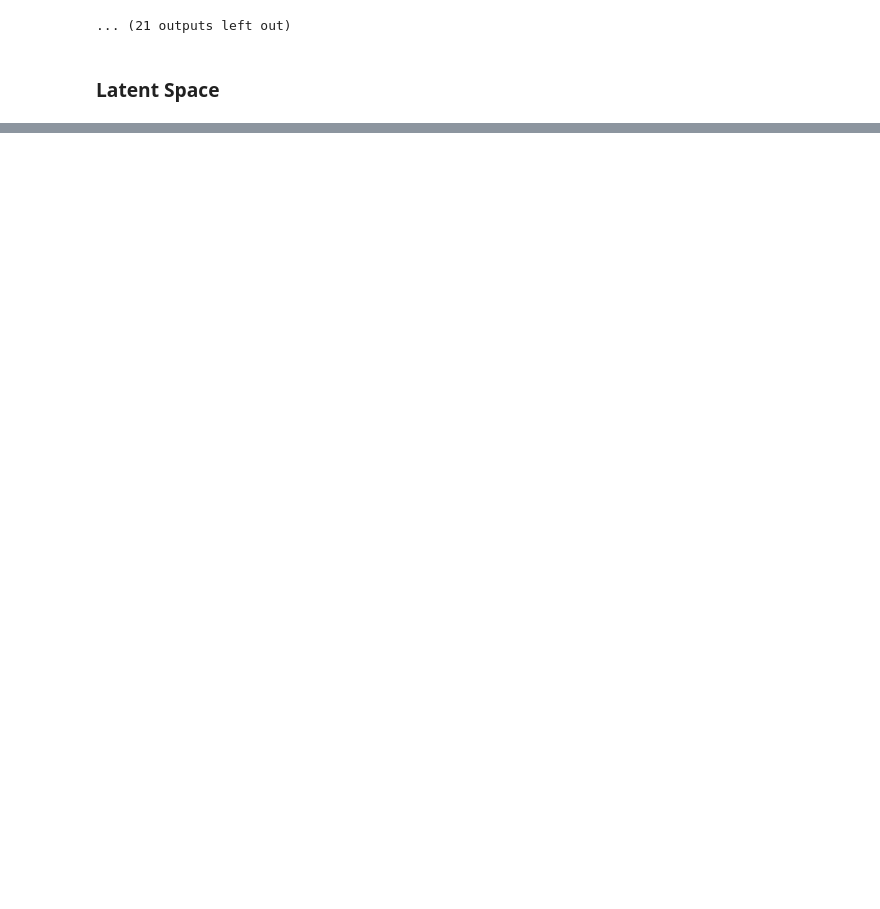
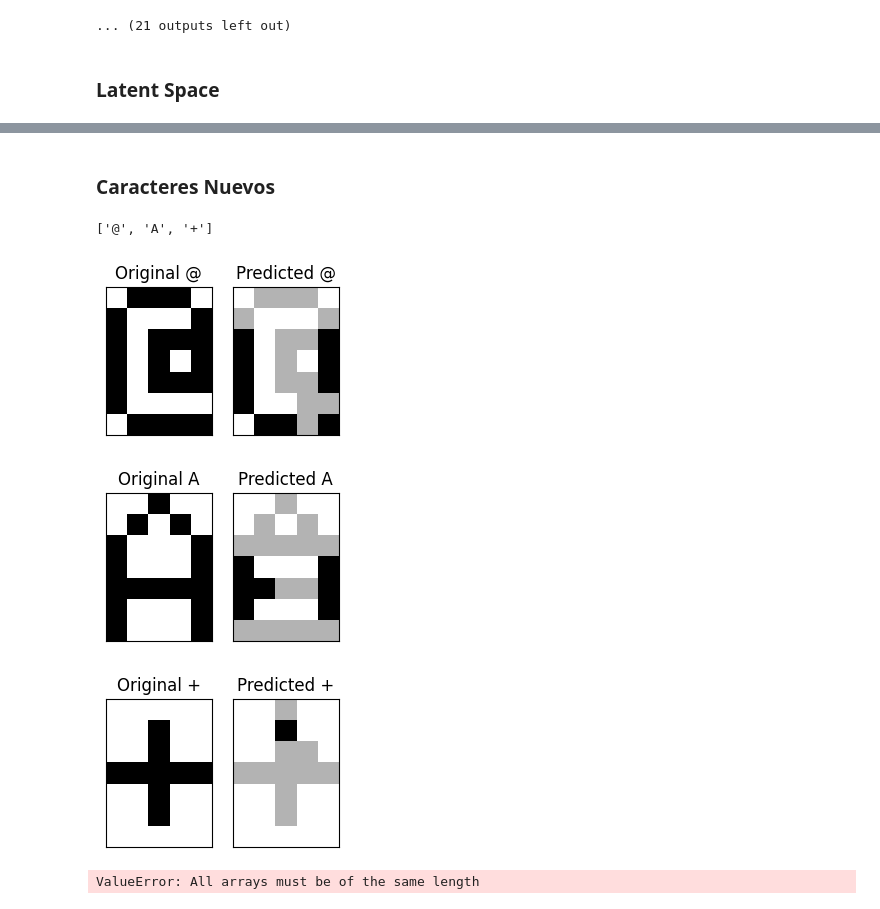
Before and after one commit to Ian-Arnott/TPs-SIA, a Jupyter notebook: Tp5/ej1_a.ipynb, the cells around one changed output, grey strips where cells are left out. Drawn from its saved outputs; the diff is of its cells as text; code cells hidden in the pictures; blank space fills up the shorter version.

Commit message:
Try prediction with new characters

```diff
--- a/Tp5/ej1_a.ipynb
+++ b/Tp5/ej1_a.ipynb
@@ -128,0 +126,77 @@ plot_latent_spaces(latent_spaces, characters)
+# %% [markdown]
+### Caracteres Nuevos
+# %%
+
+bitmap_at = [
+    [0], [1], [1], [1], [0],
+    [1], [0], [0], [0], [1],
+    [1], [0], [1], [1], [1],
+    [1], [0], [1], [0], [1],
+    [1], [0], [1], [1], [1],
+    [1], [0], [0], [0], [0],
+    [0], [1], [1], [1], [1]
+]
+
+bitmap_A = [
+    [0], [0], [1], [0], [0],
+    [0], [1], [0], [1], [0],
+    [1], [0], [0], [0], [1],
+    [1], [0], [0], [0], [1],
+    [1], [1], [1], [1], [1],
+    [1], [0], [0], [0], [1],
+    [1], [0], [0], [0], [1]
+]
+
+bitmap_plus = [
+    [0], [0], [0], [0], [0],
+    [0], [0], [1], [0], [0],
+    [0], [0], [1], [0], [0],
+    [1], [1], [1], [1], [1],
+    [0], [0], [1], [0], [0],
+    [0], [0], [1], [0], [0],
+    [0], [0], [0], [0], [0],
+]
+
+new_X = [bitmap_at, bitmap_A, bitmap_plus]
+new_characters = ["@", "A", "+"]
+print(new_characters)
+
+
+new_latent_spaces = []
+for c in range(len(new_characters)):
+    input_bitmap = []
+    output_bitmap = []
+
+    # X es una lista de listas de -listas con un solo elemento-
+    for i in range(len(new_X[c])):
+        input_bitmap.append(new_X[c][i][0])
+    input_bitmap_matrix = bitmap_as_matrix(input_bitmap)
+
+    # El espacio latente es la salida de la "capa 6"
+    outputs, raw_latent_space = predict_with_layer_value(autoencoder, new_X[c], 6)
+    new_latent_spaces.append((raw_latent_space[0][0], raw_latent_space[1][0]))
+
+    for output in outputs:
+        # Para tanh, deberia ser "1 if num[0] > 0 else 0"?
+        output_bitmap.append(round(abs(output[0])))
+
+
+    output_bitmap_matrix = bitmap_as_matrix(output_bitmap)
+
+    # Marcamos en gris los pixeles que cambiaron
+    for i in range(len(output_bitmap_matrix)):
+        for j in range(len(output_bitmap_matrix[i])):
+            if output_bitmap_matrix[i][j] != input_bitmap_matrix[i][j]:
+                output_bitmap_matrix[i][j] = 0.3
+
+    plot_bitmap_matrix(input_bitmap_matrix, output_bitmap_matrix, new_characters[c])
+# %% [output]
+['@', 'A', '+']
+[figure, added]
+[figure, added]
+[figure, added]
+# %%
+final_latent_spaces = latent_spaces + new_latent_spaces
+plot_latent_spaces(final_latent_spaces, new_characters)
+# %% [output]
+ValueError: All arrays must be of the same length
```
Also changed, not shown: parts of 4 cells of this notebook, 1 other file.
